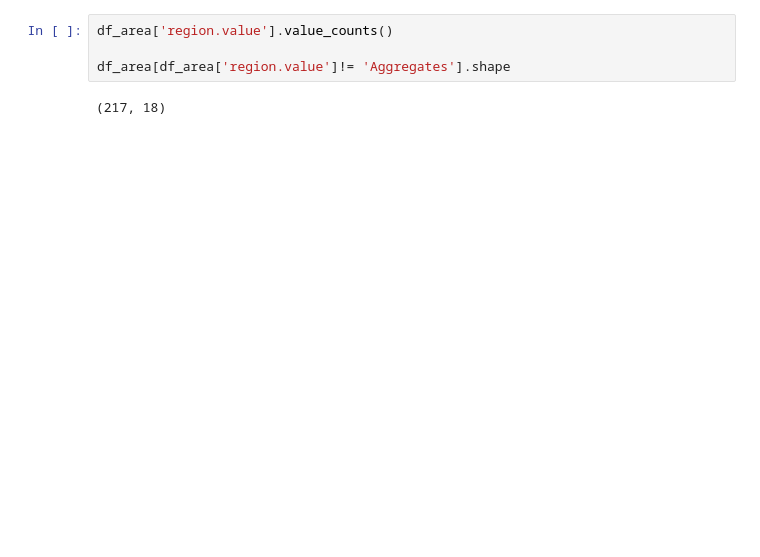
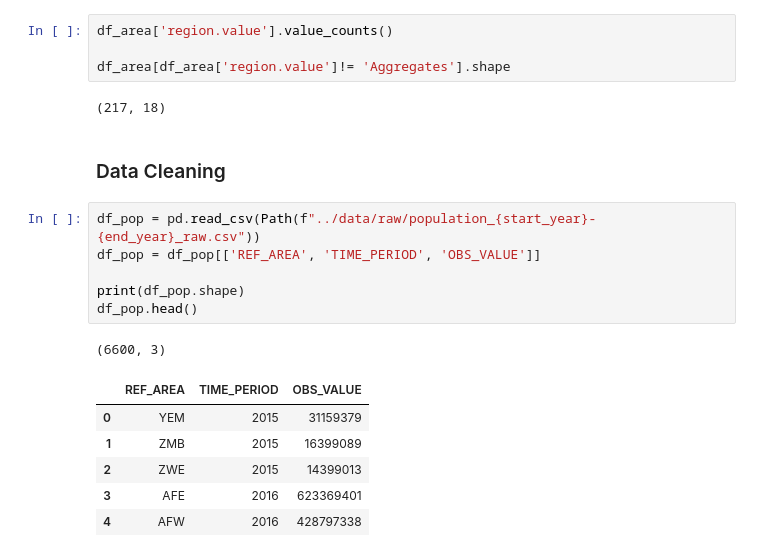
Before and after one commit to MatCGh/atlas_project, a Jupyter notebook: notebooks/data_cleaning.ipynb, the cells around one changed output. Cells and saved outputs as stored; diff of their text form; blank space fills up the shorter version.

```diff
--- a/notebooks/data_cleaning.ipynb
+++ b/notebooks/data_cleaning.ipynb
@@ -234,3 +241,19 @@ df_area['region.value'].value_counts()
 df_area[df_area['region.value']!= 'Aggregates'].shape
 # %% [output]
 (217, 18)
+# %% [markdown]
+### Data Cleaning
+# %%
+df_pop = pd.read_csv(Path(f"../data/raw/population_{start_year}-{end_year}_raw.csv"))
+df_pop = df_pop[['REF_AREA', 'TIME_PERIOD', 'OBS_VALUE']]
+
+print(df_pop.shape)
+df_pop.head()
+# %% [output]
+(6600, 3)
+|  | REF_AREA | TIME_PERIOD | OBS_VALUE |
+| 0 | YEM | 2015 | 31159379 |
+| 1 | ZMB | 2015 | 16399089 |
+| 2 | ZWE | 2015 | 14399013 |
+| 3 | AFE | 2016 | 623369401 |
+| 4 | AFW | 2016 | 428797338 |
```
Also changed, not shown: parts of 8 cells of this notebook, 2 other files.
